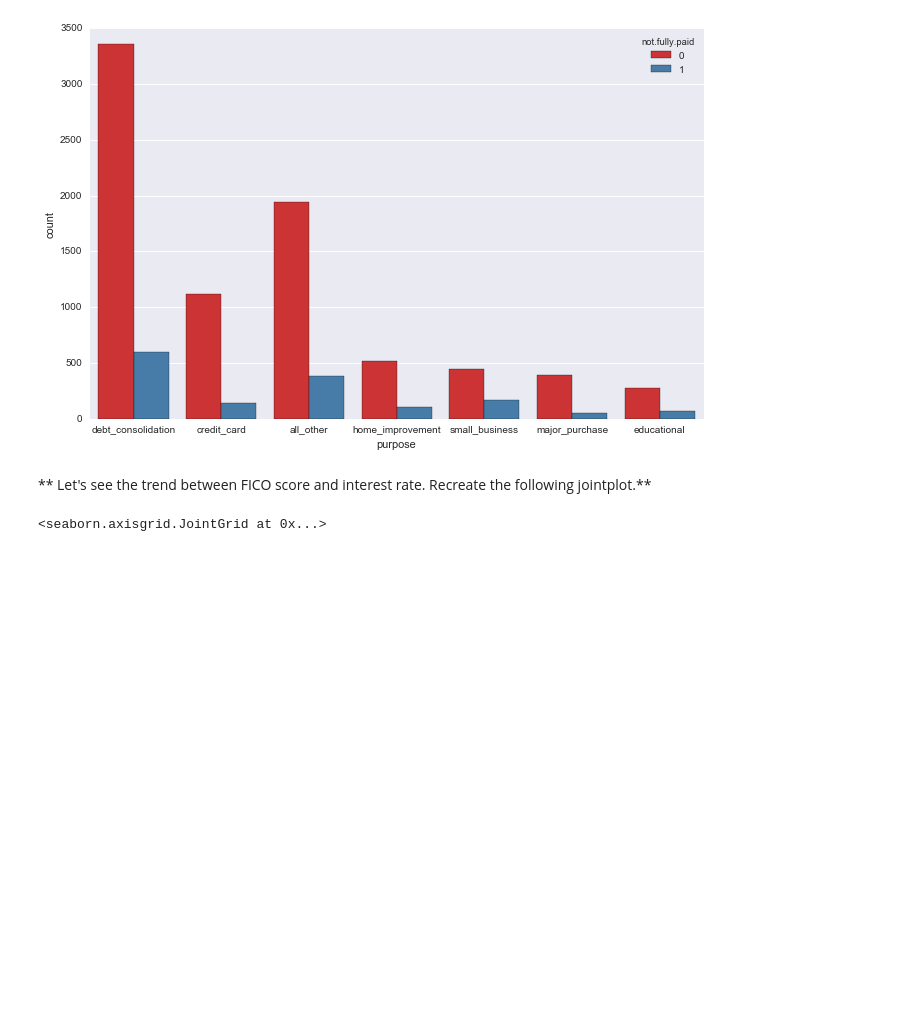
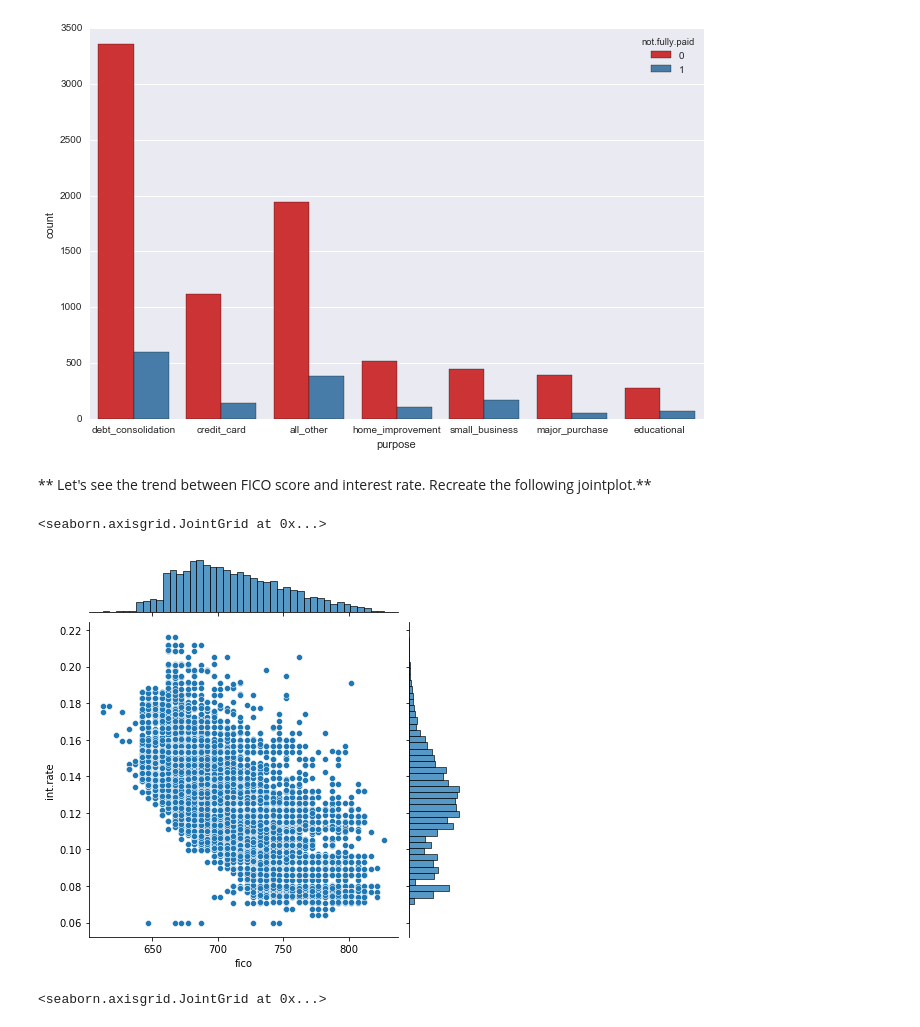
Before and after one commit to slp22/ds-ml-bootcamp, a Jupyter notebook: 02-Decision Trees and Random Forest Project.ipynb, the cells around one changed output. Saved outputs shown, nothing was run; the diff lists cells and outputs as text; code cells hidden in the pictures; blank space fills up the shorter version.

```diff
--- a/02-Decision Trees and Random Forest Project.ipynb
+++ b/02-Decision Trees and Random Forest Project.ipynb
@@ -101,4 +191,11 @@ Let's do some data visualization! We'll use seaborn and pandas built-in plotting
 [figure]
 # %% [markdown]
 ** Let's see the trend between FICO score and interest rate. Recreate the following jointplot.**
+# %%
+sns.jointplot(x='fico',
+              y='int.rate',
+              data=loans)
+# %% [output]
+<seaborn.axisgrid.JointGrid at 0x...>
+[figure, added]
 # %%
```
Also changed, not shown: parts of 39 cells of this notebook.
